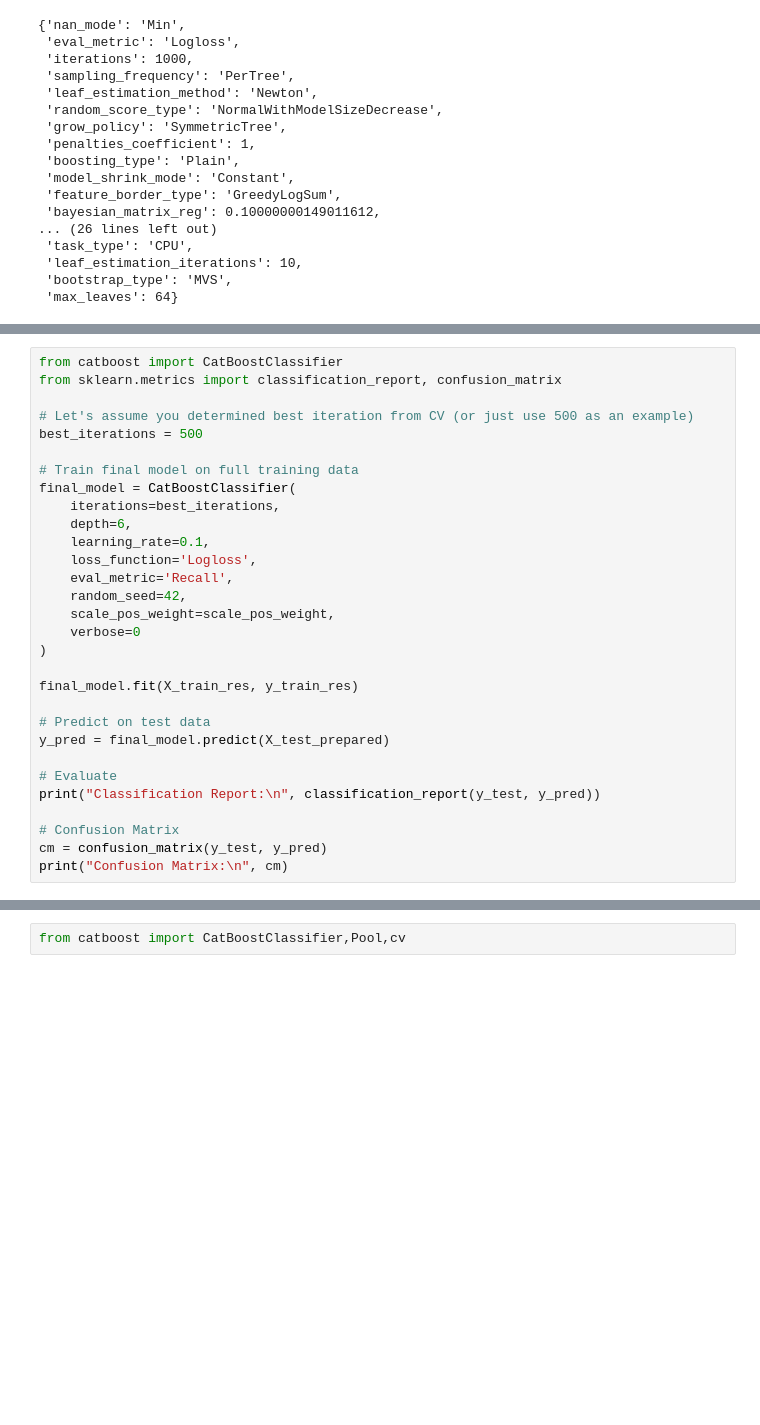
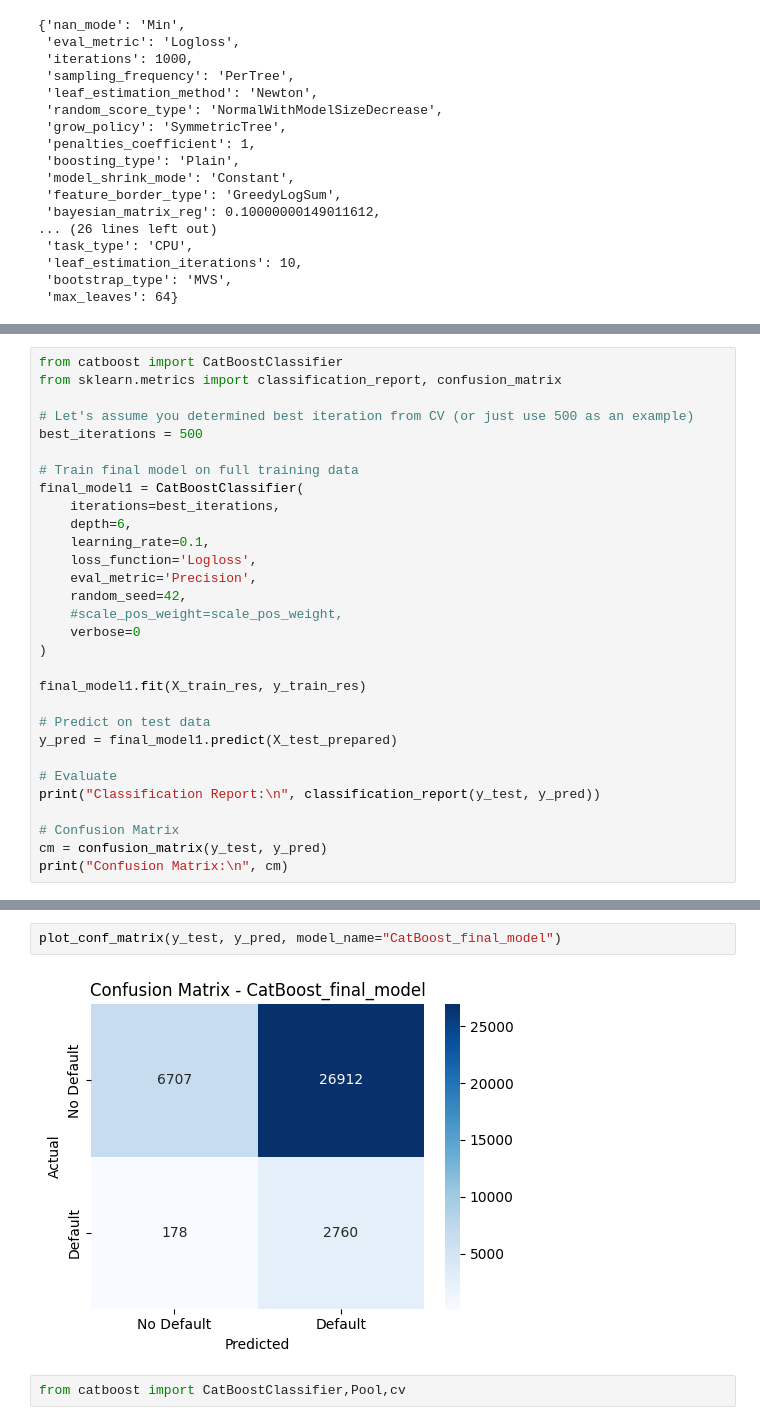
Before and after one commit to biswaj45/Loan_Default_Prediction, a Jupyter notebook: model_trial.ipynb, the cells around one changed output, grey strips where cells are left out. Cells and saved outputs as stored; diff of their text form; blank space fills up the shorter version.

```diff
--- a/model_trial.ipynb
+++ b/model_trial.ipynb
@@ -561,21 +561,21 @@ from sklearn.metrics import classification_report, confusion_matrix
 best_iterations = 500
 
 # Train final model on full training data
-final_model = CatBoostClassifier(
+final_model1 = CatBoostClassifier(
     iterations=best_iterations,
     depth=6,
     learning_rate=0.1,
     loss_function='Logloss',
-    eval_metric='Recall',
+    eval_metric='Precision',
     random_seed=42,
-    scale_pos_weight=scale_pos_weight,
+    #scale_pos_weight=scale_pos_weight,
     verbose=0
 )
 
-final_model.fit(X_train_res, y_train_res)
+final_model1.fit(X_train_res, y_train_res)
 
 # Predict on test data
-y_pred = final_model.predict(X_test_prepared)
+y_pred = final_model1.predict(X_test_prepared)
 
 # Evaluate
 print("Classification Report:\n", classification_report(y_test, y_pred))
@@ -600,3 +600,7 @@ Confusion Matrix:
+# %%
+plot_conf_matrix(y_test, y_pred, model_name="CatBoost_final_model")
+# %% [output]
+[figure, added]
 # %%
 from catboost import CatBoostClassifier,Pool,cv
 # %%
```
Also changed, not shown: parts of 7 cells of this notebook, 35 other files.
